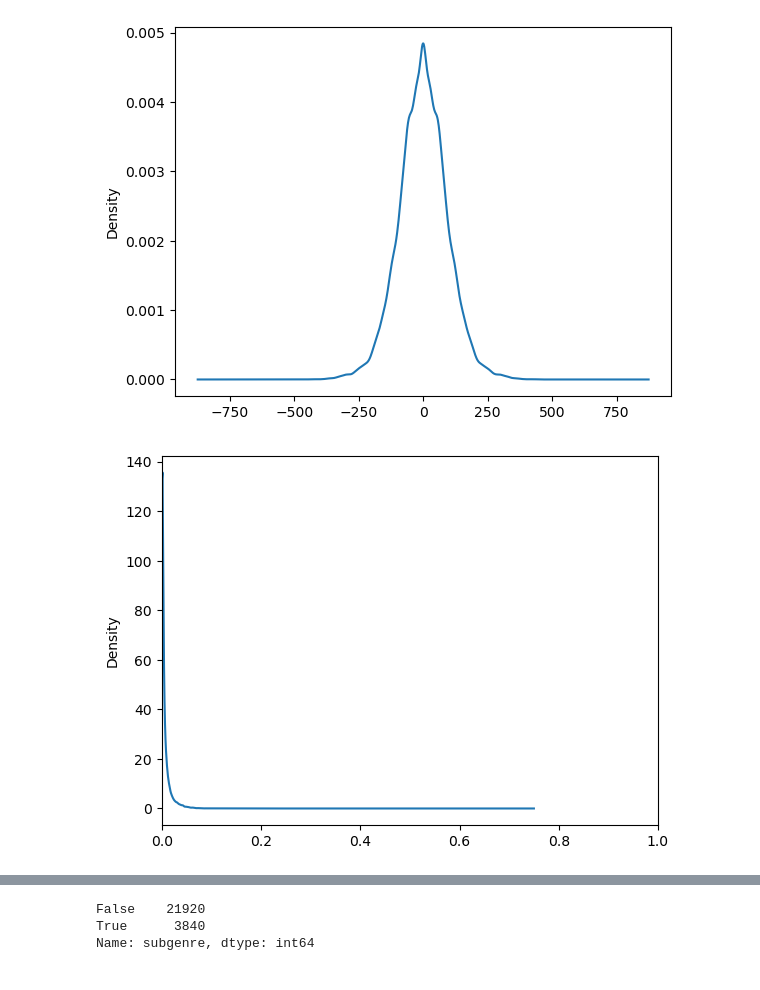
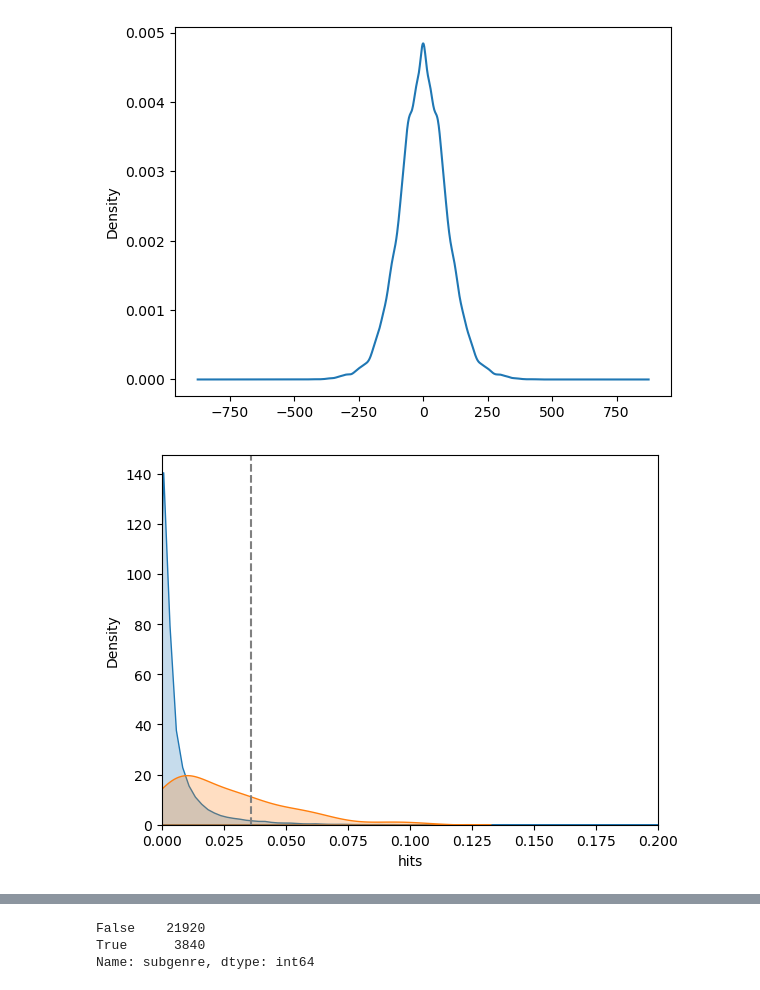
Before and after one commit to mikekestemont/zwerfverzen, a Jupyter notebook: notebooks/intertext-stats.ipynb, the cells around one changed output, grey strips where cells are left out. Drawn from its saved outputs; the diff is of its cells as text; code cells hidden in the pictures.

```diff
--- a/notebooks/intertext-stats.ipynb
+++ b/notebooks/intertext-stats.ipynb
@@ -39,0 +44,6 @@ df.sort_values('hits', ascending=False).head(100)
+# %%
+trg = ['Moriaen', 'Lantsloot van der Haghedochte', 'Karel ende Elegast']
+trg_df = df[(df['t1'].isin(trg)) & (df['t2'].isin(trg))]
+th = trg_df['hits'].mean()
+print(th)
+trg_df
@@ -67,7 +128,11 @@ df['date'].plot.kde();
 # %% [output]
 [figure]
 # %%
-df['hits'].plot.kde()
-plt.xlim(0, 1);
+import seaborn as sns
+fig, ax = plt.subplots()
+for gr, group in df.groupby('author'):
+    sns.kdeplot(group['hits'], ax=ax, label=gr, shade=True)
+plt.axvline(th, c='grey', ls='--')
+plt.xlim(0, .2);
 # %% [output]
-[figure, old version]
+[figure, new version]
```
Also changed, not shown: parts of 13 cells of this notebook, 5 other files.
